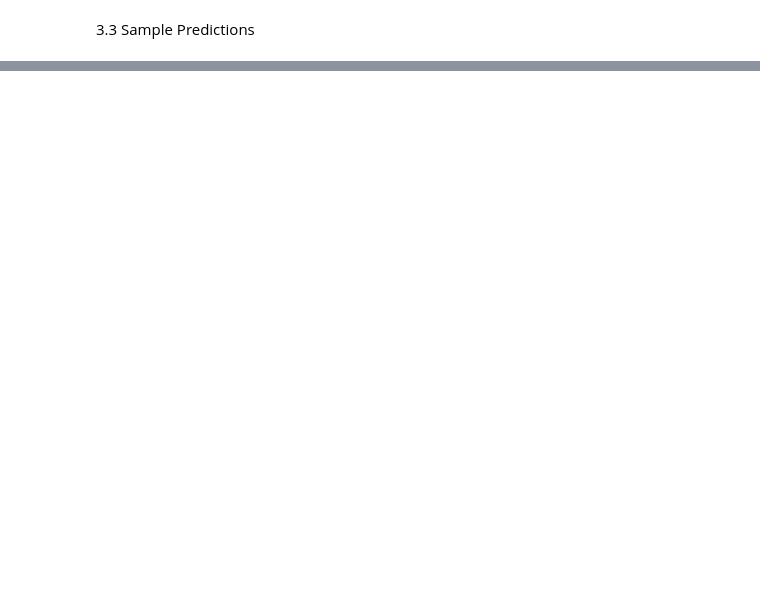
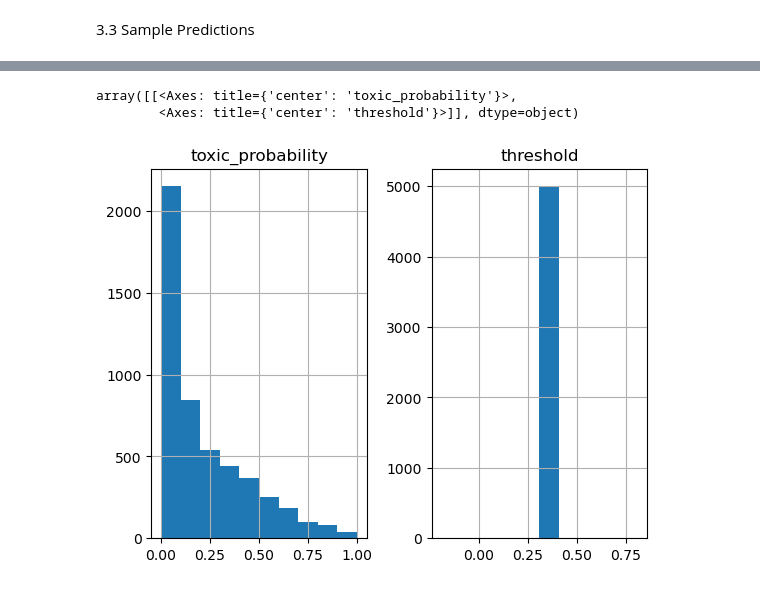
Before and after one commit to segoldsmith/Capstone3_PlantToxicity, a Jupyter notebook: Capstone3_pre-processing-modeling.ipynb, the cells around one changed output, grey strips where cells are left out. Cells and saved outputs as stored; diff of their text form; code cells hidden in the pictures; blank space fills up the shorter version.

```diff
--- a/Capstone3_pre-processing-modeling.ipynb
+++ b/Capstone3_pre-processing-modeling.ipynb
@@ -920,0 +988,9 @@ print(df.tail(10))
+# %%
+%%time
+#loop through all five toxic folders
+toxic_results = []
+
+for folder in folders_toxic:
+    df_toxic = predict_folder(folder, save_toxic=False)
+    df_toxic["source_folder"] = folder  # track where each image came from
+    toxic_results.append(df_toxic)
@@ -920,0 +1015,18 @@ print(df.tail(10))
+# %%
+#Create list of non-toxic folders
+folders_nontoxic = [
+    "tpc-imgs/nontoxic_images/000",
+    "tpc-imgs/nontoxic_images/001",
+    "tpc-imgs/nontoxic_images/002",
+    "tpc-imgs/nontoxic_images/003",
+    "tpc-imgs/nontoxic_images/004"
+]
+# %%
+%%time
+#loop through all five non-toxic folders
+nontoxic_results = []
+
+for folder in folders_nontoxic:
+    df_nontoxic = predict_folder(folder, save_toxic=False)
+    df_nontoxic["source_folder"] = folder  # track where each image came from
+    nontoxic_results.append(df_nontoxic)
@@ -920,0 +1036,6 @@ print(df.tail(10))
+# %%
+# Create a dataframe with the results and save as a csv file
+df_nontoxic_final = pd.concat(nontoxic_results, ignore_index=True)
+df_nontoxic_final.to_csv("NonToxic_predictions_all_folders.csv", index=False)
+
+print("Saved results to NonToxic_predictions_all_folders.csv")
@@ -920,0 +1108,6 @@ print(df.tail(10))
+# %%
+df_nontoxic_final.hist()
+# %% [output]
+array([[<Axes: title={'center': 'toxic_probability'}>,
+        <Axes: title={'center': 'threshold'}>]], dtype=object)
+[figure, added]
```
Also changed, not shown: parts of 43 cells of this notebook.
